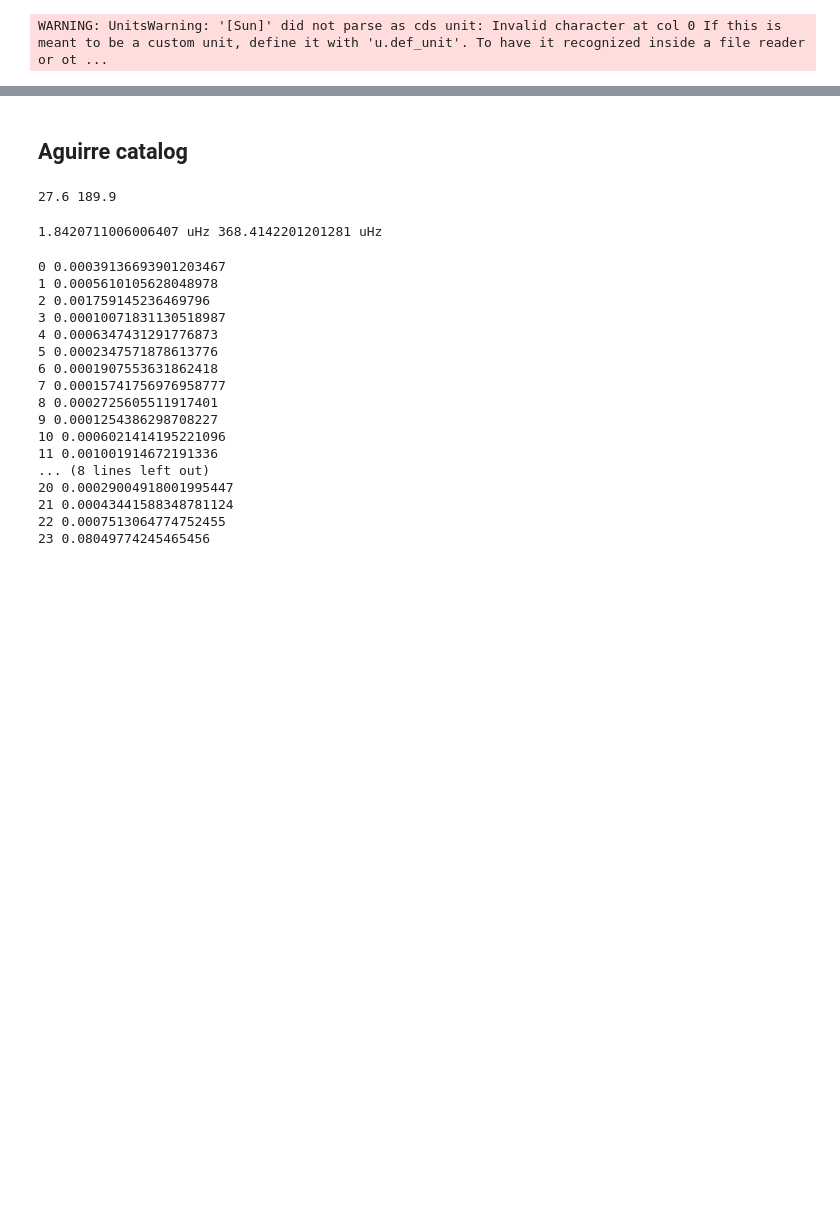
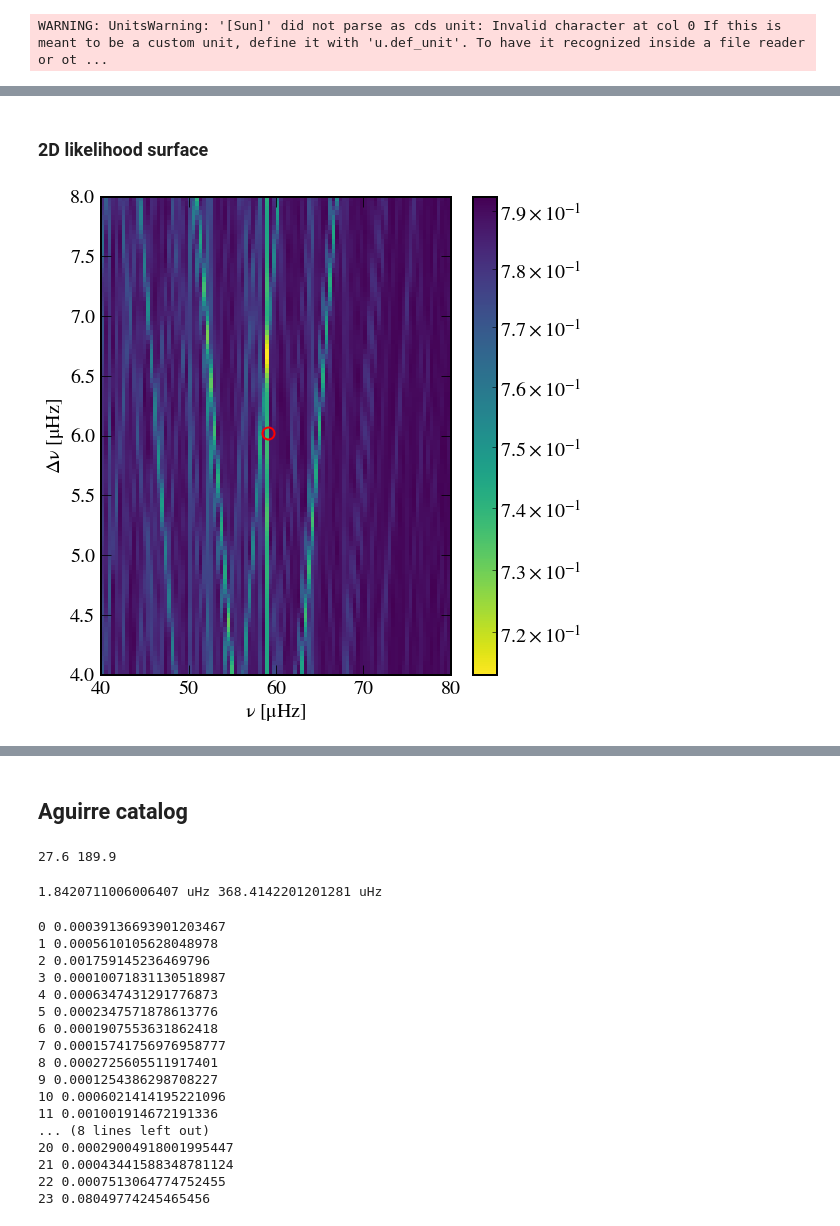
Before and after one commit to abonaca/tess_giants, a Jupyter notebook: notebooks/tic_periodograms.ipynb, the cells around one changed output, grey strips where cells are left out. Saved outputs shown, nothing was run; the diff lists cells and outputs as text; code cells hidden in the pictures; blank space fills up the shorter version.

```diff
--- a/notebooks/tic_periodograms.ipynb
+++ b/notebooks/tic_periodograms.ipynb
@@ -66,0 +142,29 @@ plt.savefig('../plots/lsp_tic_{:09d}_{:06d}.png'.format(tin['TIC'][i0], Nfreq))
+# %% [markdown]
+### 2D likelihood surface
+# %%
+freqs = np.linspace(40,80,100)*u.uHz
+dfreqs = np.linspace(4,8,100)*u.uHz
+
+freqs_iday = freqs.to(u.day**-1).value
+dfreqs_iday = dfreqs.to(u.day**-1).value
+# %%
+# do a two-d likelihood surface
+lls = np.zeros((len(dfreqs), len(freqs)))
+for i,f in enumerate(freqs_iday):
+  for j,df in enumerate(dfreqs_iday):
+    lls[j, i] = ln_profile_like_K_freqs(tm, fm, ivar, f, df, K=K0)
+# %%
+plt.plot(tin['numax'][i0], tin['Delnu'][i0], 'o', ms=12, mec='r', c='none', mew=2)
+
+plt.imshow(np.abs(lls), origin='lower', extent=[freqs[0].value, freqs[-1].value, dfreqs[0].value, dfreqs[-1].value],
+           aspect='auto', norm=mpl.colors.LogNorm(), cmap='viridis_r')
+
+plt.xlim(freqs[0].value, freqs[-1].value)
+plt.ylim(dfreqs[0].value, dfreqs[-1].value)
+plt.xlabel('$\\nu$ [$\mu$Hz]')
+plt.ylabel('$\Delta\\nu$ [$\mu$Hz]')
+plt.colorbar()
+
+plt.tight_layout()
+# %% [output]
+[figure, added]
```
Also changed, not shown: parts of 16 cells of this notebook.
